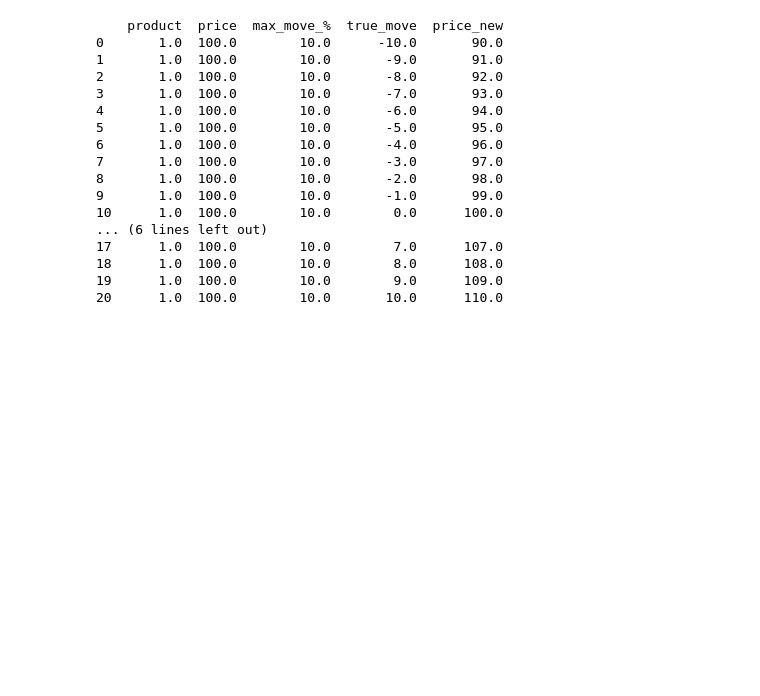
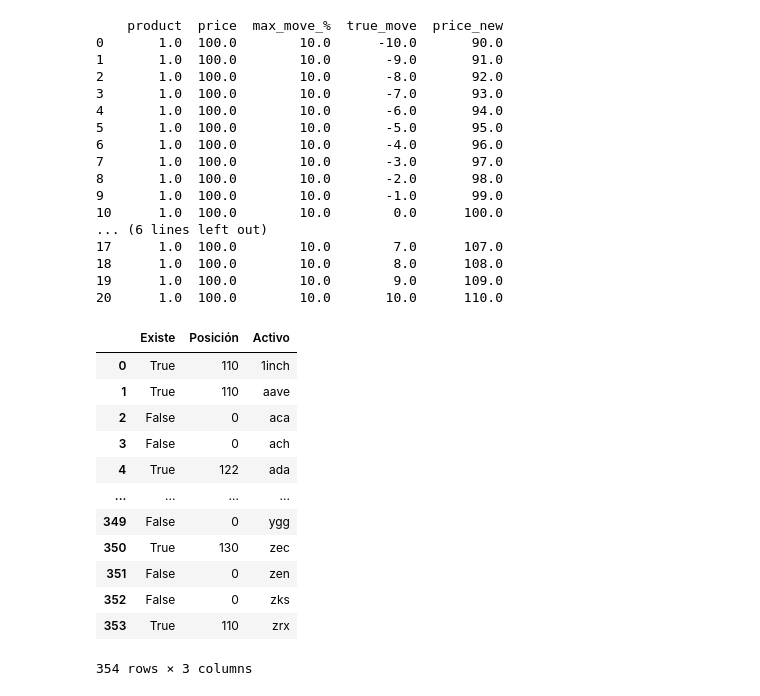
Before and after one commit to Filibustero/cryptocurrency-market-efficiency, a Jupyter notebook: Untitled-1.ipynb, the cells around one changed output. Saved outputs shown, nothing was run; the diff lists cells and outputs as text; code cells hidden in the pictures; blank space fills up the shorter version.

```diff
--- a/Untitled-1.ipynb
+++ b/Untitled-1.ipynb
@@ -21,7 +23,7 @@ _idx_ es un contador que no se utiliza como medida para acabar el bucle. En camb
 En más profundidad, _row.values.tolist()_
 # %%
 idx = 0
-for index, row in df_merged.iterrows():
+for i, row in df_merged.iterrows():
     for true_move in range((row['max_move_%']) * (- 1), row['max_move_%']+1):
         price_new = df_merged.iloc[i]['price'] * (1 + true_move / 100.00)
         df_new.loc[idx] = row.values.tolist() + [true_move, price_new]
@@ -46,3 +48,60 @@ print(df_new)
 18      1.0  100.0        10.0        8.0      108.0
 19      1.0  100.0        10.0        9.0      109.0
 20      1.0  100.0        10.0       10.0      110.0
+# %%
+path = "csv221022/"
+csvs = sorted(glob.glob(path + "*.csv"))
+nombres = [element.replace("csv221022/", "") for element in csvs]
+nombres = [element.replace(".csv", "") for element in nombres]
+# %%
+dataframes_list = []
+for i in range(len(nombres)):
+    temp_df = pd.read_csv(filepath_or_buffer = "csv221022/"+nombres[i]+".csv",
+                          header = 0,
+                          sep = ",",
+                          parse_dates = ["time"])
+    dataframes_list.append(temp_df)
+# %%
+dataframes_list = []
+boo = []
+longli = []
+archli = []
+for i in range(len(nombres)):
+    temp_df = pd.read_csv(filepath_or_buffer = "csv221022/"+nombres[i]+".csv",
+                          header = 0,
+                          sep = ",")
+    if "PriceUSD" in temp_df.columns:
+            boo1 = "True"
+            longi = len(temp_df.columns=="PriceUSD")
+            archi = nombres[i]
+            boo.append(boo1)
+            longli.append(longi)
+            archli.append(archi)
+    else:
+            boo1 = "False"
+            boo.append(boo1)
+            longi = 0
+            longli.append(longi)
+            archi = nombres[i]
+            archli.append(archi)
+
+    dataframes_list.append(temp_df)
+df = pd.DataFrame({
+    "Existe":boo,
+    "Posición":longli,
+    "Activo":archli})
+df
+# %% [output]
+|  | Existe | Posición | Activo |
+| 0 | True | 110 | 1inch |
+| 1 | True | 110 | aave |
+| 2 | False | 0 | aca |
+| 3 | False | 0 | ach |
+| 4 | True | 122 | ada |
+| ... | ... | ... | ... |
+| 349 | False | 0 | ygg |
+| 350 | True | 130 | zec |
+| 351 | False | 0 | zen |
+| 352 | False | 0 | zks |
+| 353 | True | 110 | zrx |
+354 rows × 3 columns
```
Also changed, not shown: parts of 6 cells of this notebook, 1 other file.
